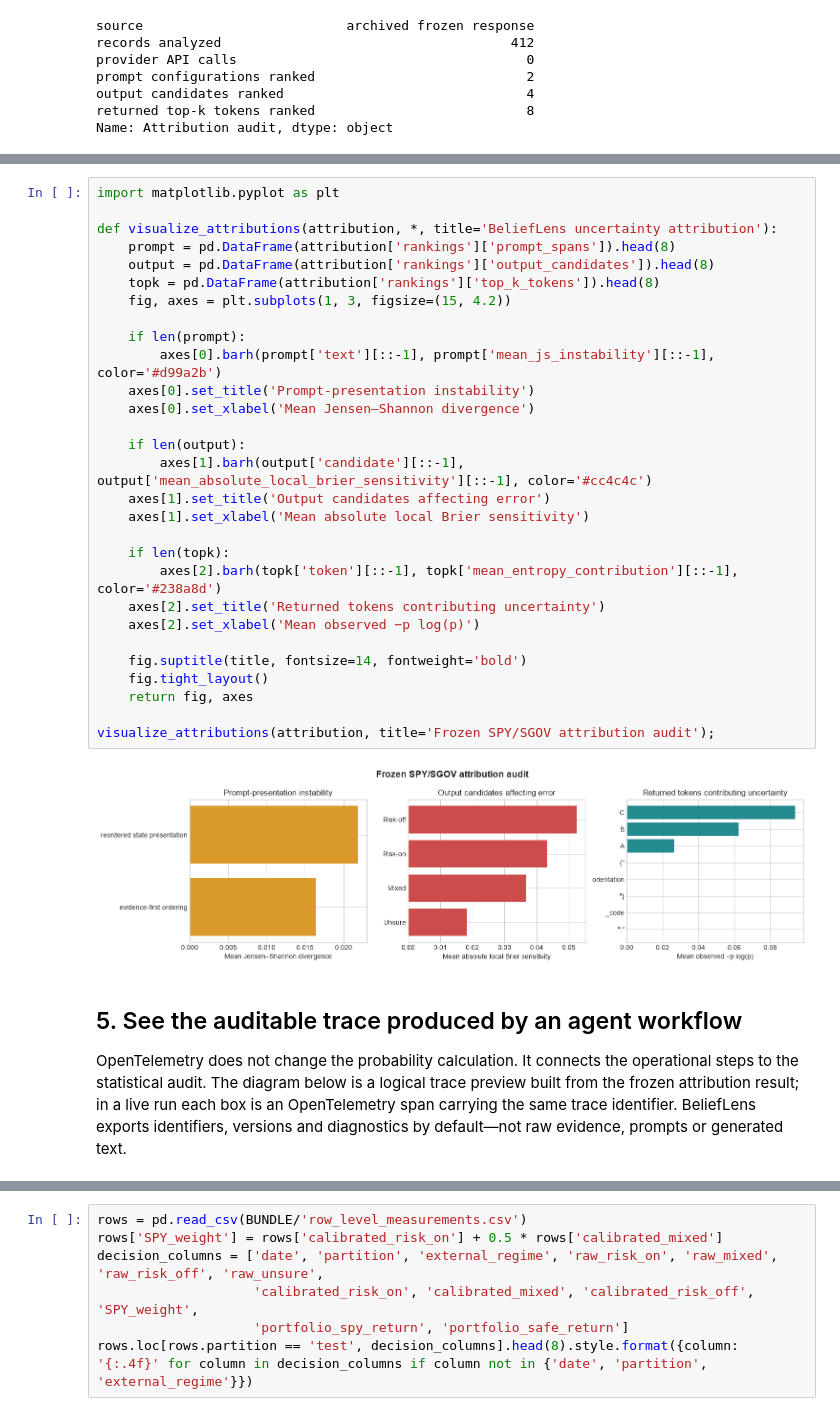
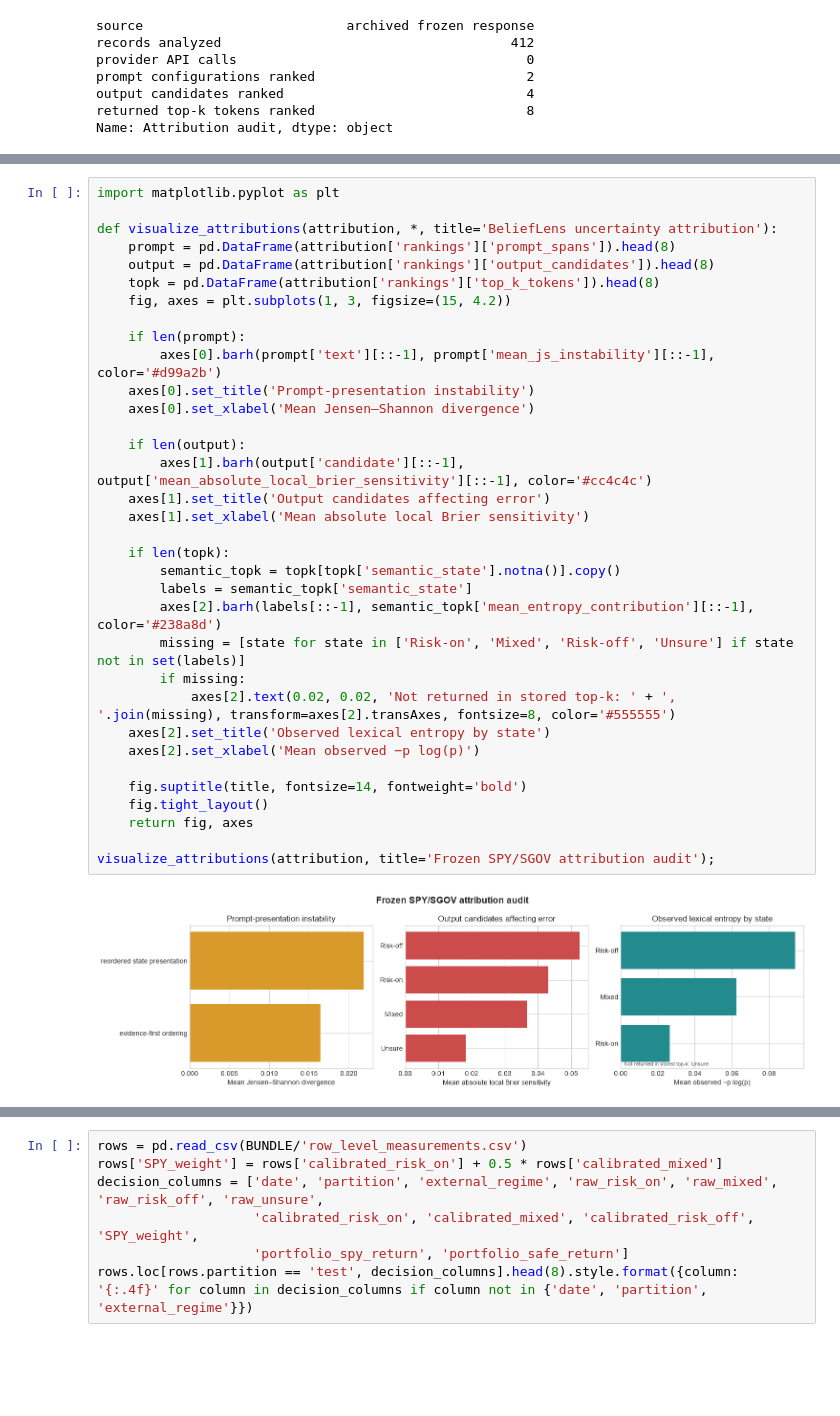
Before and after one commit to mfrdixon/BeliefLens-RSS-Reproducibility, a Jupyter notebook: examples/notebooks/finance/SPY_SGOV_public_reproduction.ipynb, the cells around one changed output, grey strips where cells are left out. Saved outputs shown, nothing was run; the diff lists cells and outputs as text; blank space fills up the shorter version.

Commit message:
Clarify semantic attribution and OTLP tracing

```diff
--- a/examples/notebooks/finance/SPY_SGOV_public_reproduction.ipynb
+++ b/examples/notebooks/finance/SPY_SGOV_public_reproduction.ipynb
@@ -211,35 +213,36 @@ display(topk_attribution.head(10))
 # %%
 import matplotlib.pyplot as plt
 
 def visualize_attributions(attribution, *, title='BeliefLens uncertainty attribution'):
     prompt = pd.DataFrame(attribution['rankings']['prompt_spans']).head(8)
     output = pd.DataFrame(attribution['rankings']['output_candidates']).head(8)
     topk = pd.DataFrame(attribution['rankings']['top_k_tokens']).head(8)
     fig, axes = plt.subplots(1, 3, figsize=(15, 4.2))
 
     if len(prompt):
         axes[0].barh(prompt['text'][::-1], prompt['mean_js_instability'][::-1], color='#d99a2b')
     axes[0].set_title('Prompt-presentation instability')
     axes[0].set_xlabel('Mean Jensen–Shannon divergence')
 
     if len(output):
         axes[1].barh(output['candidate'][::-1], output['mean_absolute_local_brier_sensitivity'][::-1], color='#cc4c4c')
     axes[1].set_title('Output candidates affecting error')
     axes[1].set_xlabel('Mean absolute local Brier sensitivity')
 
     if len(topk):
-        axes[2].barh(topk['token'][::-1], topk['mean_entropy_contribution'][::-1], color='#238a8d')
-    axes[2].set_title('Returned tokens contributing uncertainty')
+        semantic_topk = topk[topk['semantic_state'].notna()].copy()
+        labels = semantic_topk['semantic_state']
+        axes[2].barh(labels[::-1], semantic_topk['mean_entropy_contribution'][::-1], color='#238a8d')
+        missing = [state for state in ['Risk-on', 'Mixed', 'Risk-off', 'Unsure'] if state not in set(labels)]
+        if missing:
+            axes[2].text(0.02, 0.02, 'Not returned in stored top-k: ' + ', '.join(missing), transform=axes[2].transAxes, fontsize=8, color='#555555')
+    axes[2].set_title('Observed lexical entropy by state')
     axes[2].set_xlabel('Mean observed −p log(p)')
 
     fig.suptitle(title, fontsize=14, fontweight='bold')
     fig.tight_layout()
     return fig, axes
 
 visualize_attributions(attribution, title='Frozen SPY/SGOV attribution audit');
 # %% [output]
-[figure, old version]
+[figure, new version]
-# %% [markdown]
-## 5. See the auditable trace produced by an agent workflow
-
-OpenTelemetry does not change the probability calculation. It connects the operational steps to the statistical audit. The diagram below is a logical trace preview built from the frozen attribution result; in a live run each box is an OpenTelemetry span carrying the same trace identifier. BeliefLens exports identifiers, versions and diagnostics by default—not raw evidence, prompts or generated text.
```
Also changed, not shown: parts of 11 cells of this notebook, 4 other files.
